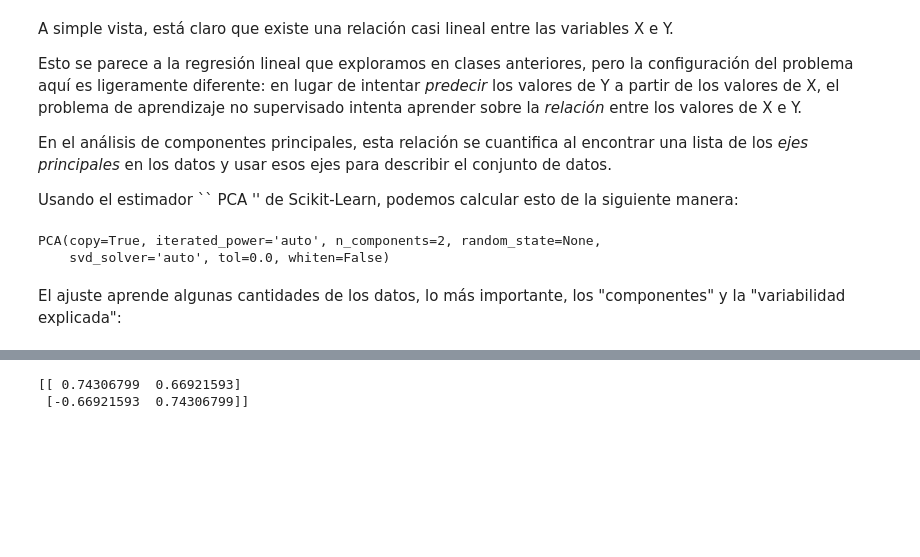
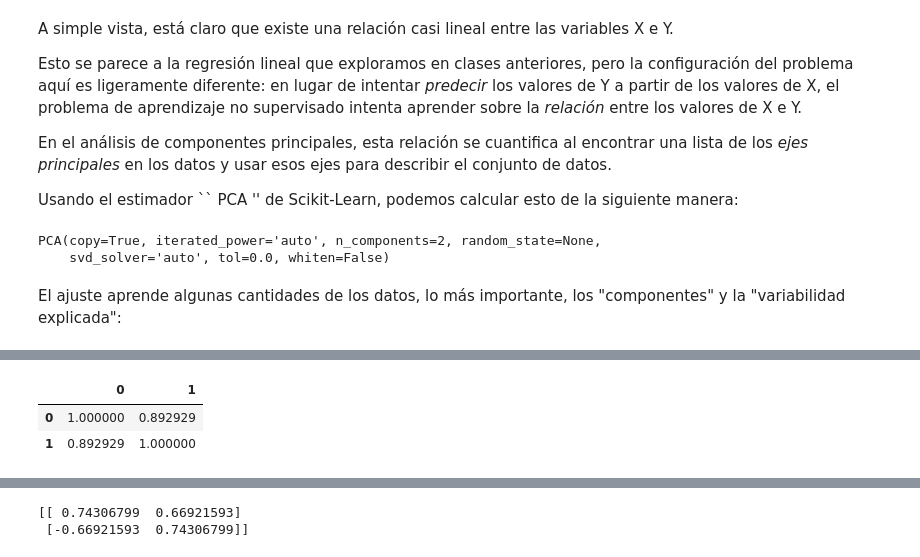
Before and after one commit to lavillegas/Analitica_Predictiva, a Jupyter notebook: UNI_Semana-8_Principal-Component-Analysis.ipynb, the cells around one changed output, grey strips where cells are left out. Cells and saved outputs as stored; diff of their text form; code cells hidden in the pictures; blank space fills up the shorter version.

```diff
--- a/UNI_Semana-8_Principal-Component-Analysis.ipynb
+++ b/UNI_Semana-8_Principal-Component-Analysis.ipynb
@@ -50,0 +71,8 @@ El ajuste aprende algunas cantidades de los datos, lo más importante, los "comp
+# %%
+import pandas as pd
+df=pd.DataFrame(X)
+df.corr()
+# %% [output]
+|  | 0 | 1 |
+| 0 | 1.000000 | 0.892929 |
+| 1 | 0.892929 | 1.000000 |
```
Also changed, not shown: parts of 6 cells of this notebook.
